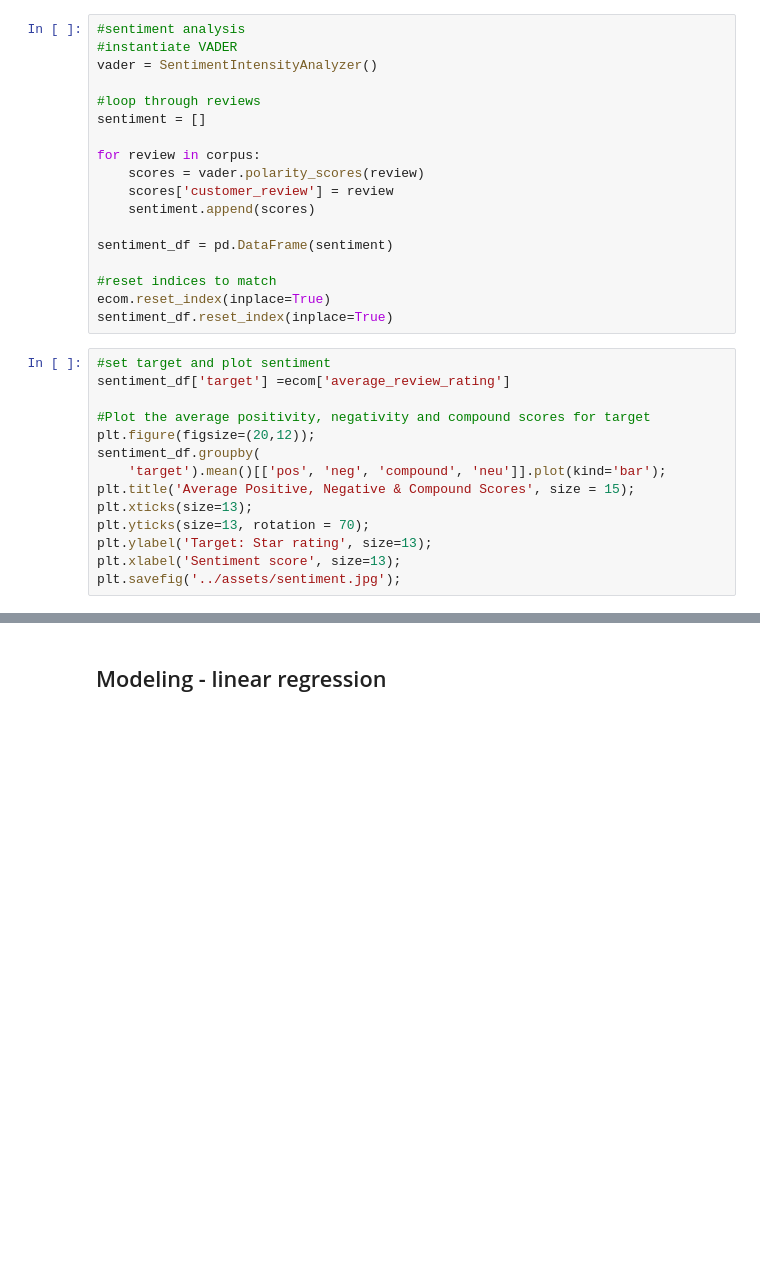
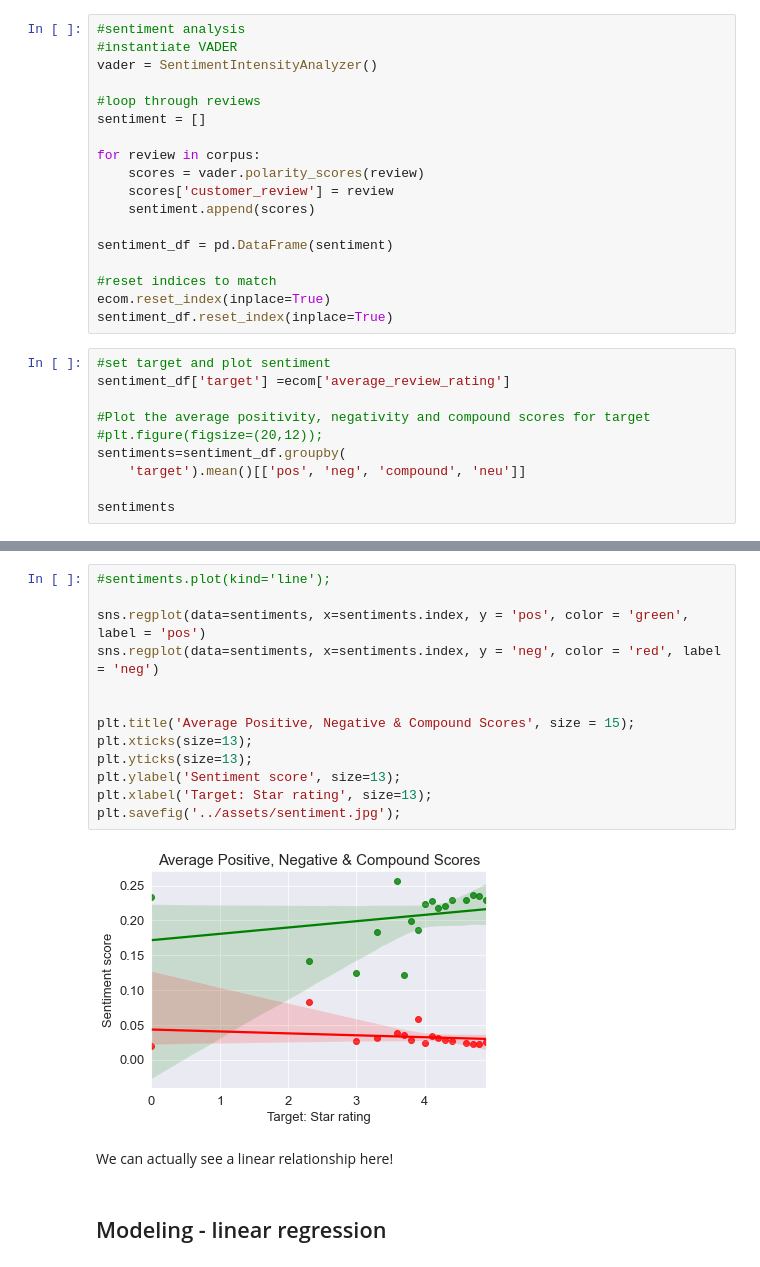
Before and after one commit to cotica/capstone, a Jupyter notebook: code/Amazon-product-catalog-NLP-modeling.ipynb, the cells around one changed output, grey strips where cells are left out. Drawn from its saved outputs; the diff is of its cells as text; blank space fills up the shorter version.

Commit message:
Thanks, Gwen -- got some linear relationships

```diff
--- a/code/Amazon-product-catalog-NLP-modeling.ipynb
+++ b/code/Amazon-product-catalog-NLP-modeling.ipynb
@@ -307,13 +307,9 @@ sentiment_df.reset_index(inplace=True)
 sentiment_df['target'] =ecom['average_review_rating']
 
 #Plot the average positivity, negativity and compound scores for target
-plt.figure(figsize=(20,12));
-sentiment_df.groupby(
-    'target').mean()[['pos', 'neg', 'compound', 'neu']].plot(kind='bar');
-plt.title('Average Positive, Negative & Compound Scores', size = 15);
-plt.xticks(size=13);
-plt.yticks(size=13, rotation = 70);
-plt.ylabel('Target: Star rating', size=13);
-plt.xlabel('Sentiment score', size=13);
-plt.savefig('../assets/sentiment.jpg');
+#plt.figure(figsize=(20,12));
+sentiments=sentiment_df.groupby(
+    'target').mean()[['pos', 'neg', 'compound', 'neu']]
+
+sentiments
 # %% [output]
@@ -322,3 +335,20 @@ plt.savefig('../assets/sentiment.jpg');
+# %%
+#sentiments.plot(kind='line');
+
+sns.regplot(data=sentiments, x=sentiments.index, y = 'pos', color = 'green', label = 'pos')
+sns.regplot(data=sentiments, x=sentiments.index, y = 'neg', color = 'red', label = 'neg')
+
+
+plt.title('Average Positive, Negative & Compound Scores', size = 15);
+plt.xticks(size=13);
+plt.yticks(size=13);
+plt.ylabel('Sentiment score', size=13);
+plt.xlabel('Target: Star rating', size=13);
+plt.savefig('../assets/sentiment.jpg');
+# %% [output]
+[figure, added]
+# %% [markdown]
+We can actually see a linear relationship here!
 # %% [markdown]
 ## Modeling - linear regression
 # %%
```
Also changed, not shown: parts of 2 cells of this notebook, 1 other file.
